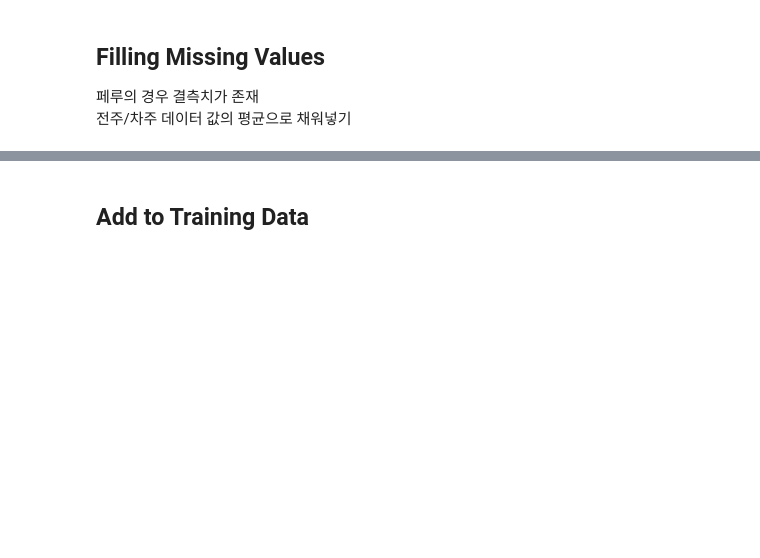
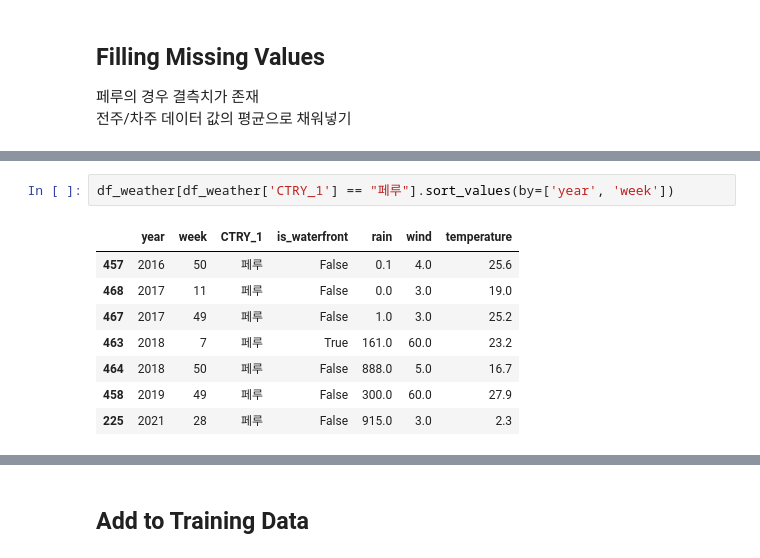
Before and after one commit to Yeony54/Project_Seafood_Import_Price_Prediction, a Jupyter notebook: 민서_Preprocessing.ipynb, the cells around one changed output, grey strips where cells are left out. Cells and saved outputs as stored; diff of their text form; blank space fills up the shorter version.

```diff
--- a/민서_Preprocessing.ipynb
+++ b/민서_Preprocessing.ipynb
@@ -237,0 +238,11 @@ df_weather.append({})
+# %%
+df_weather[df_weather['CTRY_1'] == "페루"].sort_values(by=['year', 'week'])
+# %% [output]
+|  | year | week | CTRY_1 | is_waterfront | rain | wind | temperature |
+| 457 | 2016 | 50 | 페루 | False | 0.1 | 4.0 | 25.6 |
+| 468 | 2017 | 11 | 페루 | False | 0.0 | 3.0 | 19.0 |
+| 467 | 2017 | 49 | 페루 | False | 1.0 | 3.0 | 25.2 |
+| 463 | 2018 | 7 | 페루 | True | 161.0 | 60.0 | 23.2 |
+| 464 | 2018 | 50 | 페루 | False | 888.0 | 5.0 | 16.7 |
+| 458 | 2019 | 49 | 페루 | False | 300.0 | 60.0 | 27.9 |
+| 225 | 2021 | 28 | 페루 | False | 915.0 | 3.0 | 2.3 |
```
Also changed, not shown: parts of 4 cells of this notebook.
